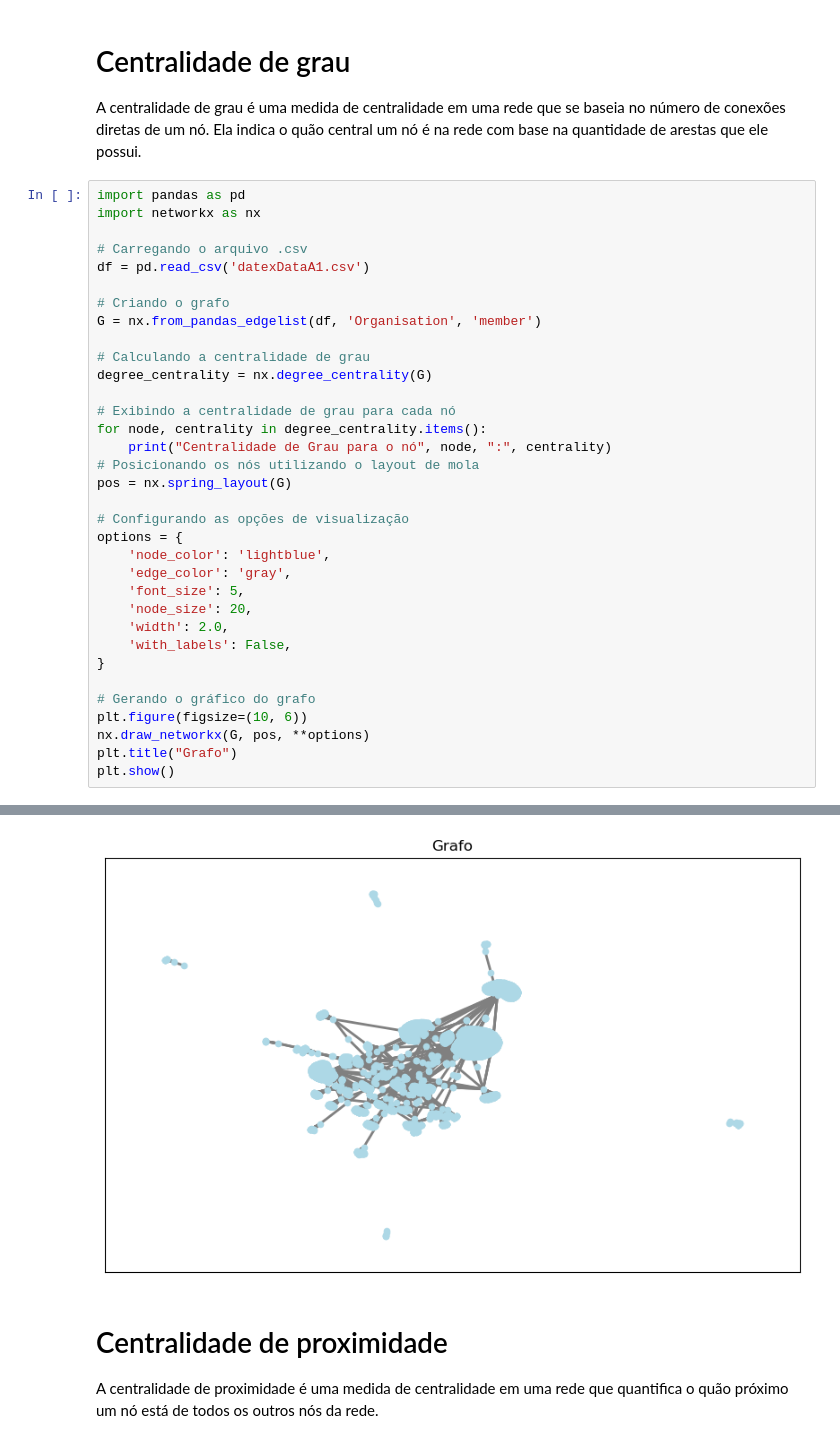
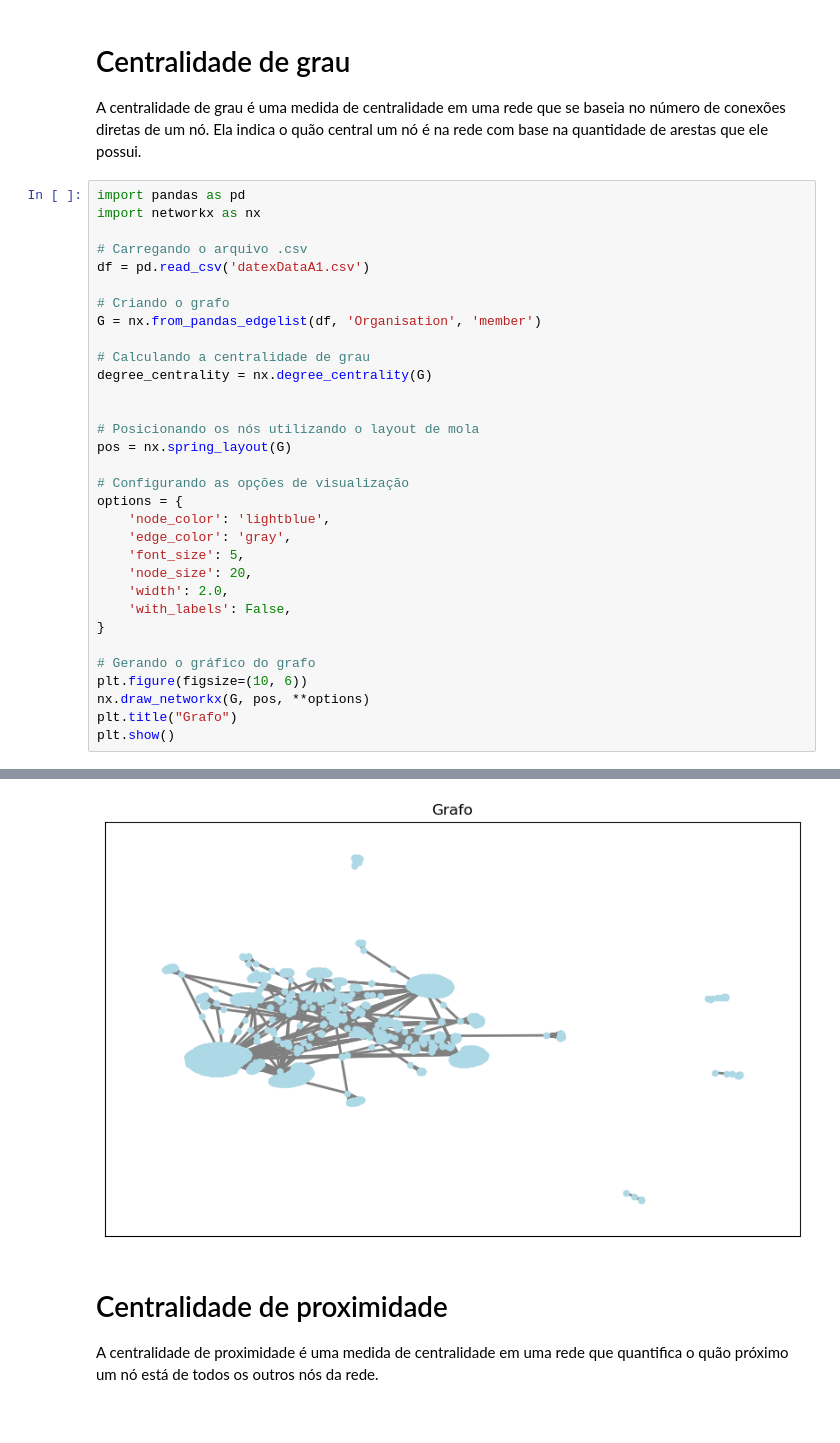
Before and after one commit to AlanOliveira43/ProjetoAnalise_U3, a Jupyter notebook: Analise/Notebook.ipynb, the cells around one changed output, grey strips where cells are left out. Drawn from its saved outputs; the diff is of its cells as text.

```diff
--- a/Analise/Notebook.ipynb
+++ b/Analise/Notebook.ipynb
@@ -336,9 +316,7 @@ G = nx.from_pandas_edgelist(df, 'Organisation', 'member')
 # Calculando a centralidade de grau
 degree_centrality = nx.degree_centrality(G)
 
-# Exibindo a centralidade de grau para cada nó
-for node, centrality in degree_centrality.items():
-    print("Centralidade de Grau para o nó", node, ":", centrality)
+
 # Posicionando os nós utilizando o layout de mola
 pos = nx.spring_layout(G)
 
@@ -378,4 +339,4 @@ Centralidade de Grau
-[figure, old version]
+[figure, new version]
 # %% [markdown]
 # Centralidade de proximidade
 A centralidade de proximidade é uma medida de centralidade em uma rede que quantifica o quão próximo um nó está de todos os outros nós da rede.
```
Also changed, not shown: parts of 4 cells of this notebook, 1 other file.
